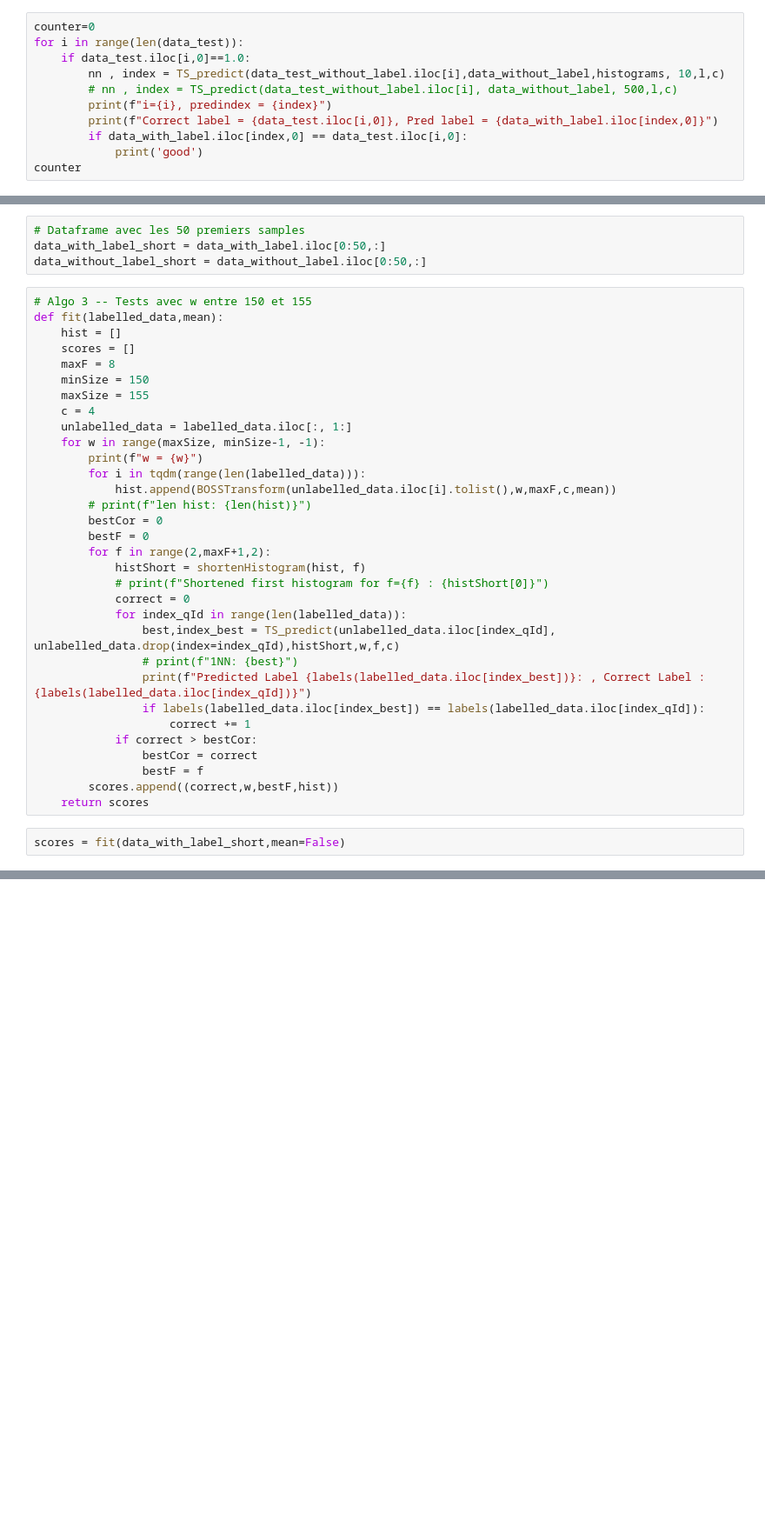
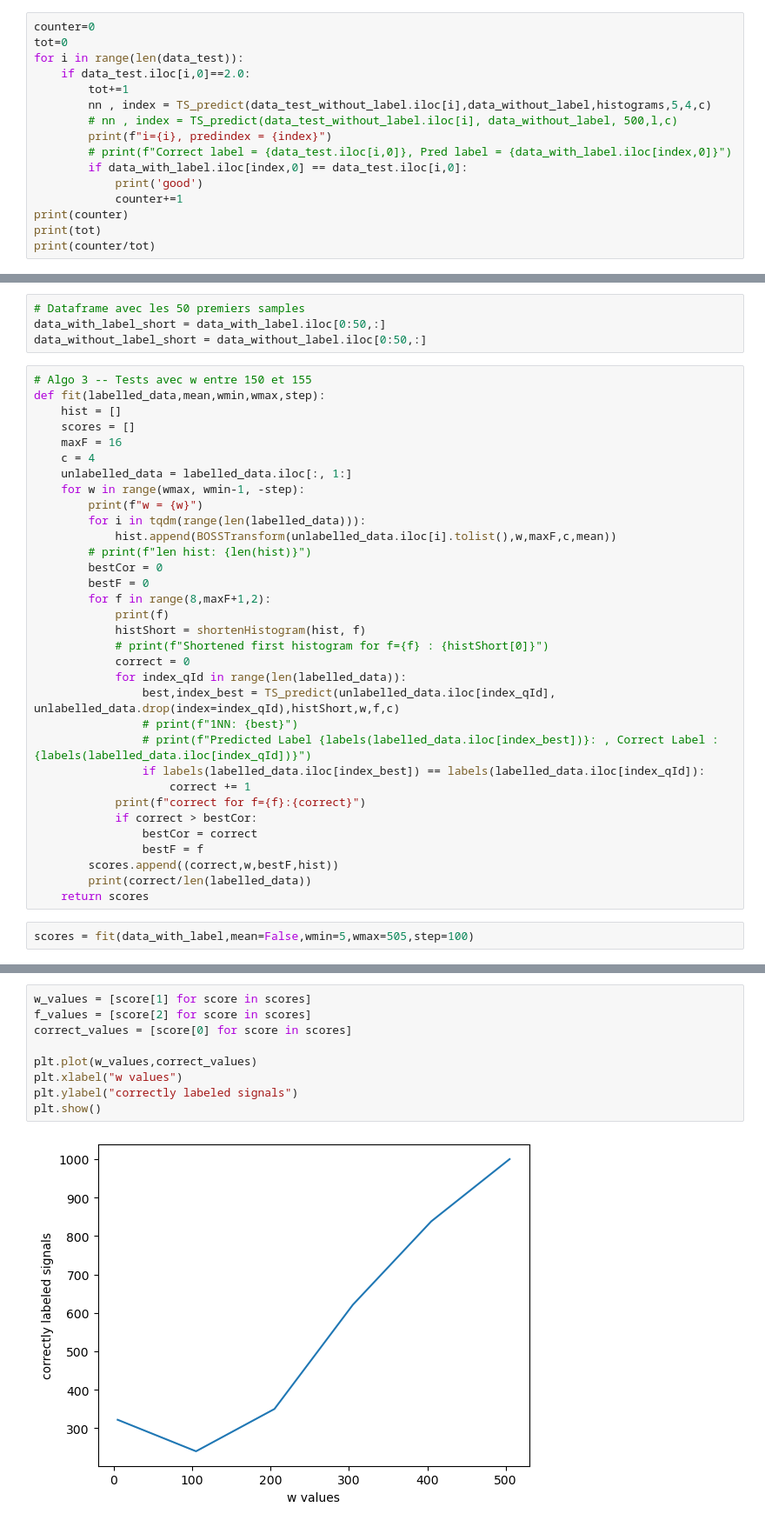
Before and after one commit to chiararov/BOSS---Time-Series, a Jupyter notebook: boss_commented.ipynb, the cells around one changed output, grey strips where cells are left out. Shown: that part at 87% size. Saved outputs shown, nothing was run; the diff lists cells and outputs as text; blank space fills up the shorter version.

```diff
--- a/boss_commented.ipynb
+++ b/boss_commented.ipynb
@@ -268,12 +277,17 @@ def TS_predict(qId, samples_train, histograms, w, l, c):
 # %%
 counter=0
+tot=0
 for i in range(len(data_test)):
-    if data_test.iloc[i,0]==1.0:
-        nn , index = TS_predict(data_test_without_label.iloc[i],data_without_label,histograms, 10,l,c)
+    if data_test.iloc[i,0]==2.0:
+        tot+=1
+        nn , index = TS_predict(data_test_without_label.iloc[i],data_without_label,histograms,5,4,c)
         # nn , index = TS_predict(data_test_without_label.iloc[i], data_without_label, 500,l,c)
         print(f"i={i}, predindex = {index}")
-        print(f"Correct label = {data_test.iloc[i,0]}, Pred label = {data_with_label.iloc[index,0]}")
+        # print(f"Correct label = {data_test.iloc[i,0]}, Pred label = {data_with_label.iloc[index,0]}")
         if data_with_label.iloc[index,0] == data_test.iloc[i,0]:
             print('good')
-counter
+            counter+=1
+print(counter)
+print(tot)
+print(counter/tot)
 # %% [output]
@@ -348,36 +373,37 @@ data_with_label_short = data_with_label.iloc[0:50,:]
 data_without_label_short = data_without_label.iloc[0:50,:]
 # %%
 # Algo 3 -- Tests avec w entre 150 et 155
-def fit(labelled_data,mean):
+def fit(labelled_data,mean,wmin,wmax,step):
     hist = []
     scores = []
-    maxF = 8
-    minSize = 150
-    maxSize = 155
+    maxF = 16
     c = 4
     unlabelled_data = labelled_data.iloc[:, 1:]
-    for w in range(maxSize, minSize-1, -1):
+    for w in range(wmax, wmin-1, -step):
         print(f"w = {w}")
         for i in tqdm(range(len(labelled_data))):
             hist.append(BOSSTransform(unlabelled_data.iloc[i].tolist(),w,maxF,c,mean))
         # print(f"len hist: {len(hist)}")
         bestCor = 0
         bestF = 0
-        for f in range(2,maxF+1,2):
+        for f in range(8,maxF+1,2):
+            print(f)
             histShort = shortenHistogram(hist, f)
             # print(f"Shortened first histogram for f={f} : {histShort[0]}")
             correct = 0
             for index_qId in range(len(labelled_data)):
                 best,index_best = TS_predict(unlabelled_data.iloc[index_qId], unlabelled_data.drop(index=index_qId),histShort,w,f,c)
                 # print(f"1NN: {best}")
-                print(f"Predicted Label {labels(labelled_data.iloc[index_best])}: , Correct Label : {labels(labelled_data.iloc[index_qId])}")
+                # print(f"Predicted Label {labels(labelled_data.iloc[index_best])}: , Correct Label : {labels(labelled_data.iloc[index_qId])}")
                 if labels(labelled_data.iloc[index_best]) == labels(labelled_data.iloc[index_qId]):
                     correct += 1
+            print(f"correct for f={f}:{correct}")
             if correct > bestCor:
                 bestCor = correct
                 bestF = f
         scores.append((correct,w,bestF,hist))
+        print(correct/len(labelled_data))
     return scores
 # %%
-scores = fit(data_with_label_short,mean=False)
+scores = fit(data_with_label,mean=False,wmin=5,wmax=505,step=100)
 # %% [output]
@@ -487,3 +482,14 @@ Predicted Label 1.0: , Correct Label : 1.0
+# %%
+w_values = [score[1] for score in scores]
+f_values = [score[2] for score in scores]
+correct_values = [score[0] for score in scores]
+
+plt.plot(w_values,correct_values)
+plt.xlabel("w values")
+plt.ylabel("correctly labeled signals")
+plt.show()
+# %% [output]
+[figure, added]
 # %%
 # Scores identiques à chaque fois
 for i in range(len(scores)):
```
Also changed, not shown: parts of 19 cells of this notebook.
